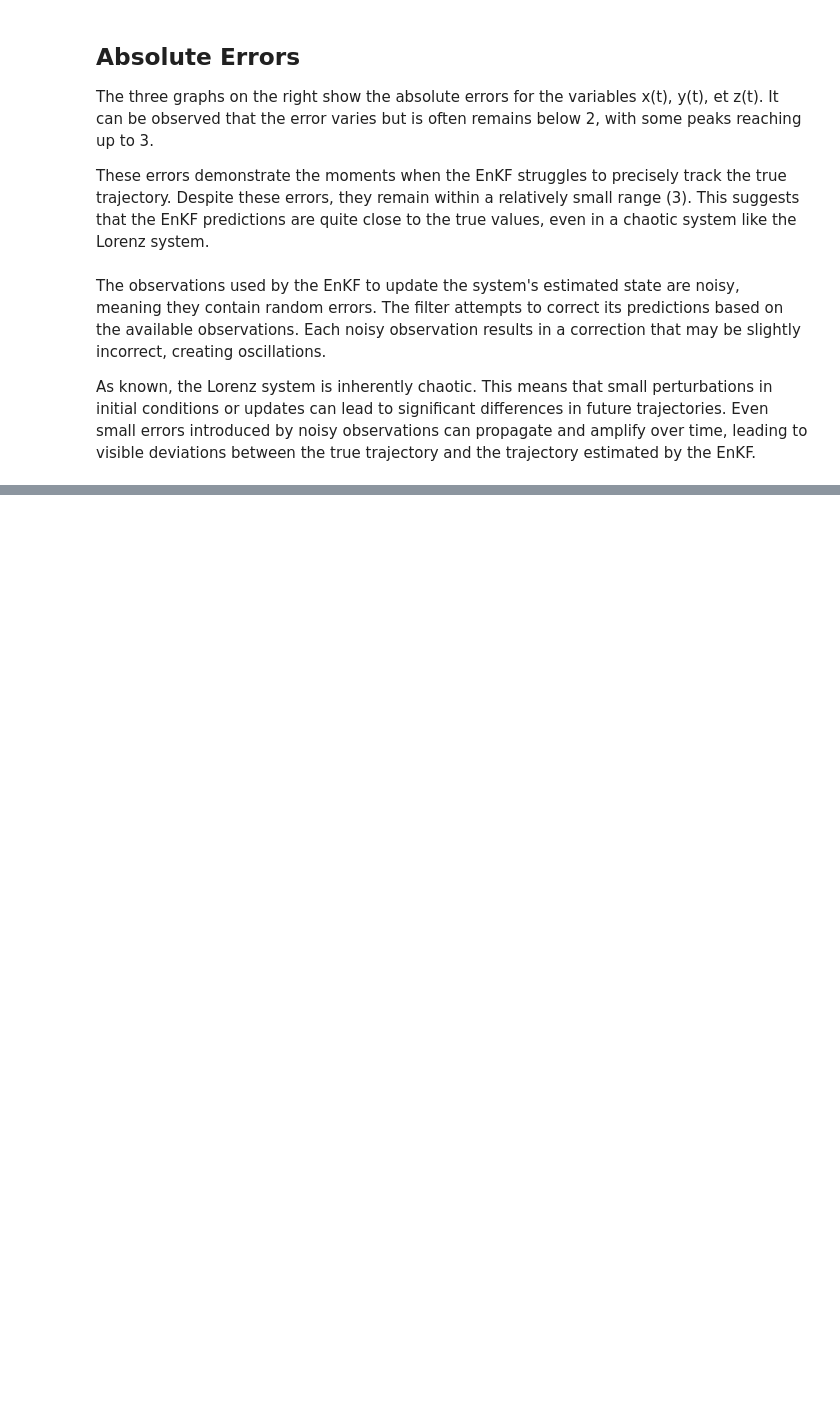
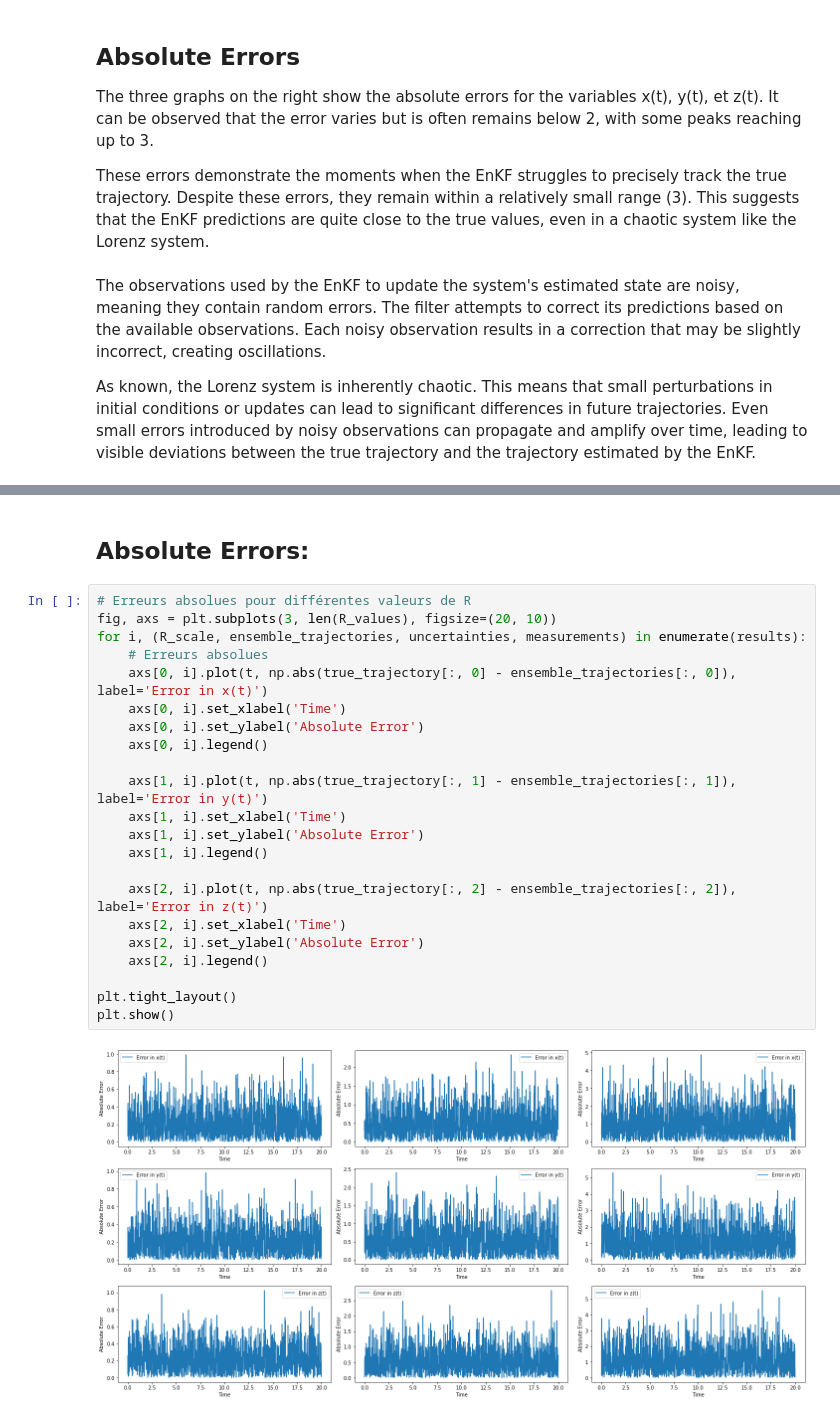
Before and after one commit to master-csmi/2024-m1-parareal, a Jupyter notebook: Enkf/lorenz_EnKF.ipynb, the cells around one changed output, grey strips where cells are left out. Drawn from its saved outputs; the diff is of its cells as text; blank space fills up the shorter version.

```diff
--- a/Enkf/lorenz_EnKF.ipynb
+++ b/Enkf/lorenz_EnKF.ipynb
@@ -319,0 +456,26 @@ As known, the Lorenz system is inherently chaotic. This means that small perturb
+# %% [markdown]
+## Absolute Errors:
+# %%
+# Erreurs absolues pour différentes valeurs de R
+fig, axs = plt.subplots(3, len(R_values), figsize=(20, 10))
+for i, (R_scale, ensemble_trajectories, uncertainties, measurements) in enumerate(results):
+    # Erreurs absolues
+    axs[0, i].plot(t, np.abs(true_trajectory[:, 0] - ensemble_trajectories[:, 0]), label='Error in x(t)')
+    axs[0, i].set_xlabel('Time')
+    axs[0, i].set_ylabel('Absolute Error')
+    axs[0, i].legend()
+
+    axs[1, i].plot(t, np.abs(true_trajectory[:, 1] - ensemble_trajectories[:, 1]), label='Error in y(t)')
+    axs[1, i].set_xlabel('Time')
+    axs[1, i].set_ylabel('Absolute Error')
+    axs[1, i].legend()
+
+    axs[2, i].plot(t, np.abs(true_trajectory[:, 2] - ensemble_trajectories[:, 2]), label='Error in z(t)')
+    axs[2, i].set_xlabel('Time')
+    axs[2, i].set_ylabel('Absolute Error')
+    axs[2, i].legend()
+
+plt.tight_layout()
+plt.show()
+# %% [output]
+[figure, added]
```
Also changed, not shown: parts of 29 cells of this notebook.
